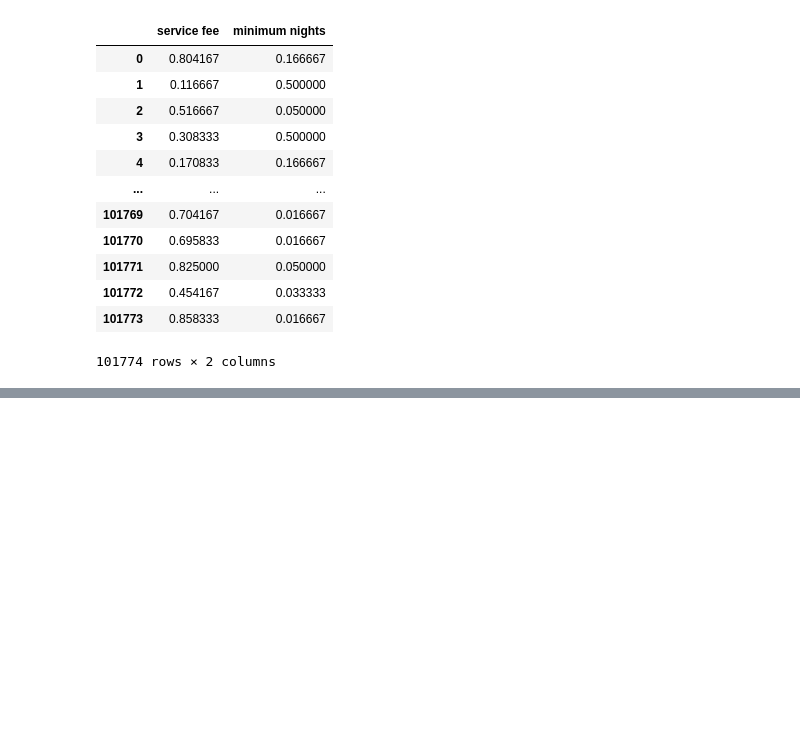
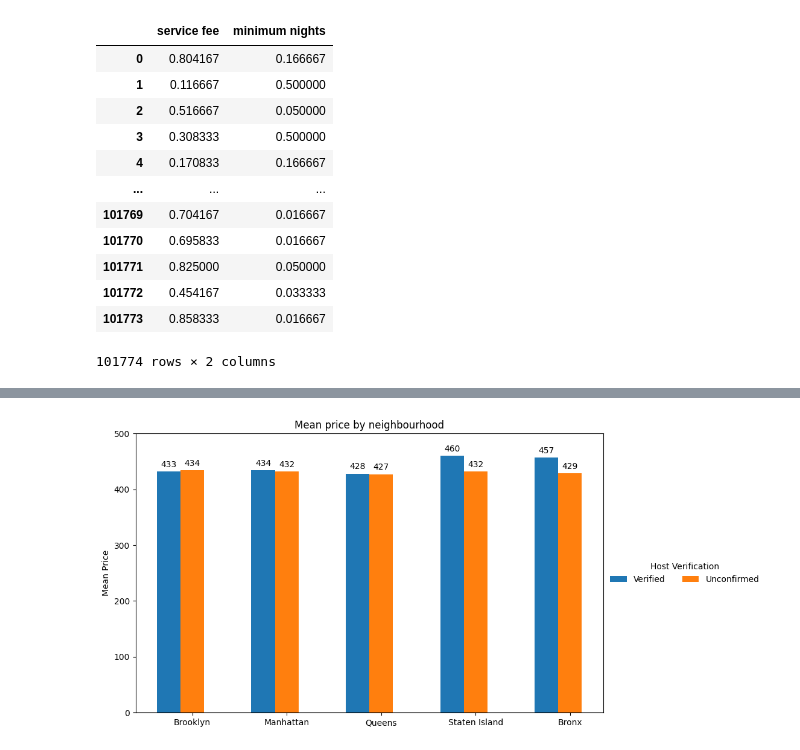
Before and after one commit to FilipeMarquesN/Data-quality-and-data-cleaning, a Jupyter notebook: activity 4 notebook.ipynb, the cells around one changed output, grey strips where cells are left out. Cells and saved outputs as stored; diff of their text form; code cells hidden in the pictures; blank space fills up the shorter version.

```diff
--- a/activity 4 notebook.ipynb
+++ b/activity 4 notebook.ipynb
@@ -184,3 +182,28 @@ plt.legend(handles=legend_handles, title='Cancellation Policy', loc='upper left'
 plt.show()
 # %% [output]
 [figure]
+# %%
+# IMPROVED REPRESENTATION
+x = np.arange(len(neighbourhood))
+width = 0.25
+multiplier = 0
+
+fig, ax = plt.subplots(figsize=(10, 6))
+
+for attribute, measurement in userVerificationPrice.items():
+    offset = width * multiplier
+    rects = ax.bar(x + offset, measurement, width, label=attribute)
+    ax.bar_label(rects, padding=3, fmt='%.0f')
+    multiplier += 1
+
+
+
+ax.set_ylabel('Mean Price')
+ax.set_title('Mean price by neighbourhood')
+ax.set_xticks(x + width, neighbourhood)
+ax.legend(loc='right', ncols=3, title= 'Host Verification',bbox_to_anchor=(1.35, 0.5), frameon=False)
+ax.set_ylim(0, 500)
+
+plt.show()
+# %% [output]
+[figure, added]
```
Also changed, not shown: parts of 6 cells of this notebook.
